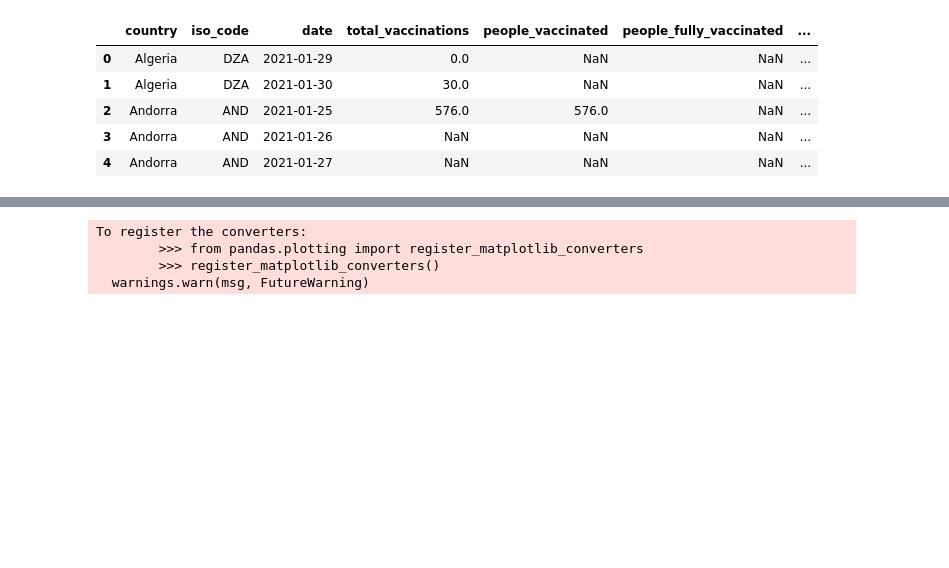
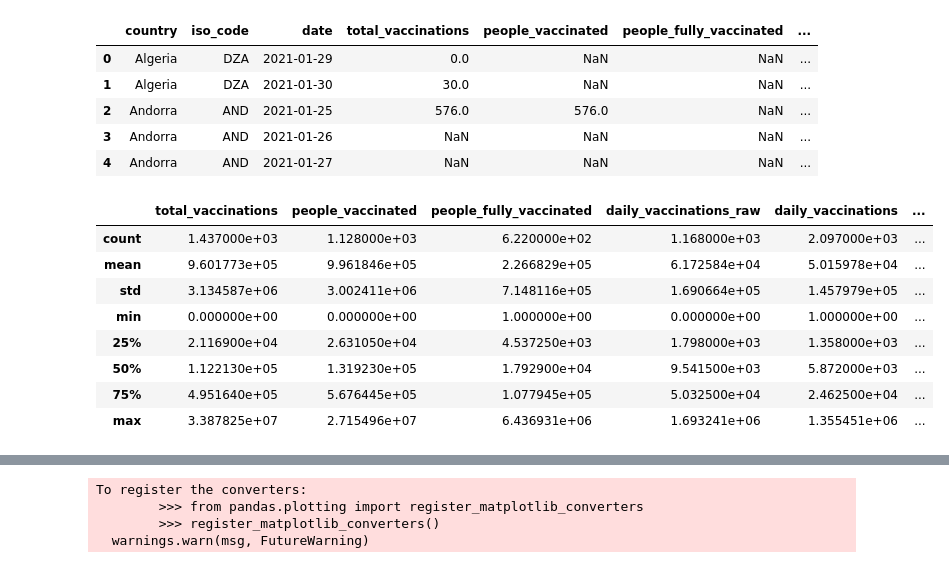
Before and after one commit to akbarnotopb/portofolio, a Jupyter notebook: Data Science/EDA/Covid Vaccinations EDA - 6 Feb 2021.ipynb, the cells around one changed output, grey strips where cells are left out. Drawn from its saved outputs; the diff is of its cells as text; code cells hidden in the pictures; blank space fills up the shorter version.

```diff
--- a/Data Science/EDA/Covid Vaccinations EDA - 6 Feb 2021.ipynb
+++ b/Data Science/EDA/Covid Vaccinations EDA - 6 Feb 2021.ipynb
@@ -51,3 +51,15 @@ df.head()
 | 2 | Andorra | AND | 2021-01-25 | 576.0 | 576.0 | NaN | ... |
 | 3 | Andorra | AND | 2021-01-26 | NaN | NaN | NaN | ... |
 | 4 | Andorra | AND | 2021-01-27 | NaN | NaN | NaN | ... |
+# %%
+df.describe()
+# %% [output]
+|  | total_vaccinations | people_vaccinated | people_fully_vaccinated | daily_vaccinations_raw | daily_vaccinations | ... |
+| count | 1.437000e+03 | 1.128000e+03 | 6.220000e+02 | 1.168000e+03 | 2.097000e+03 | ... |
+| mean | 9.601773e+05 | 9.961846e+05 | 2.266829e+05 | 6.172584e+04 | 5.015978e+04 | ... |
+| std | 3.134587e+06 | 3.002411e+06 | 7.148116e+05 | 1.690664e+05 | 1.457979e+05 | ... |
+| min | 0.000000e+00 | 0.000000e+00 | 1.000000e+00 | 0.000000e+00 | 1.000000e+00 | ... |
+| 25% | 2.116900e+04 | 2.631050e+04 | 4.537250e+03 | 1.798000e+03 | 1.358000e+03 | ... |
+| 50% | 1.122130e+05 | 1.319230e+05 | 1.792900e+04 | 9.541500e+03 | 5.872000e+03 | ... |
+| 75% | 4.951640e+05 | 5.676445e+05 | 1.077945e+05 | 5.032500e+04 | 2.462500e+04 | ... |
+| max | 3.387825e+07 | 2.715496e+07 | 6.436931e+06 | 1.693241e+06 | 1.355451e+06 | ... |
```
Also changed, not shown: parts of 2 cells of this notebook, 1 other file.
